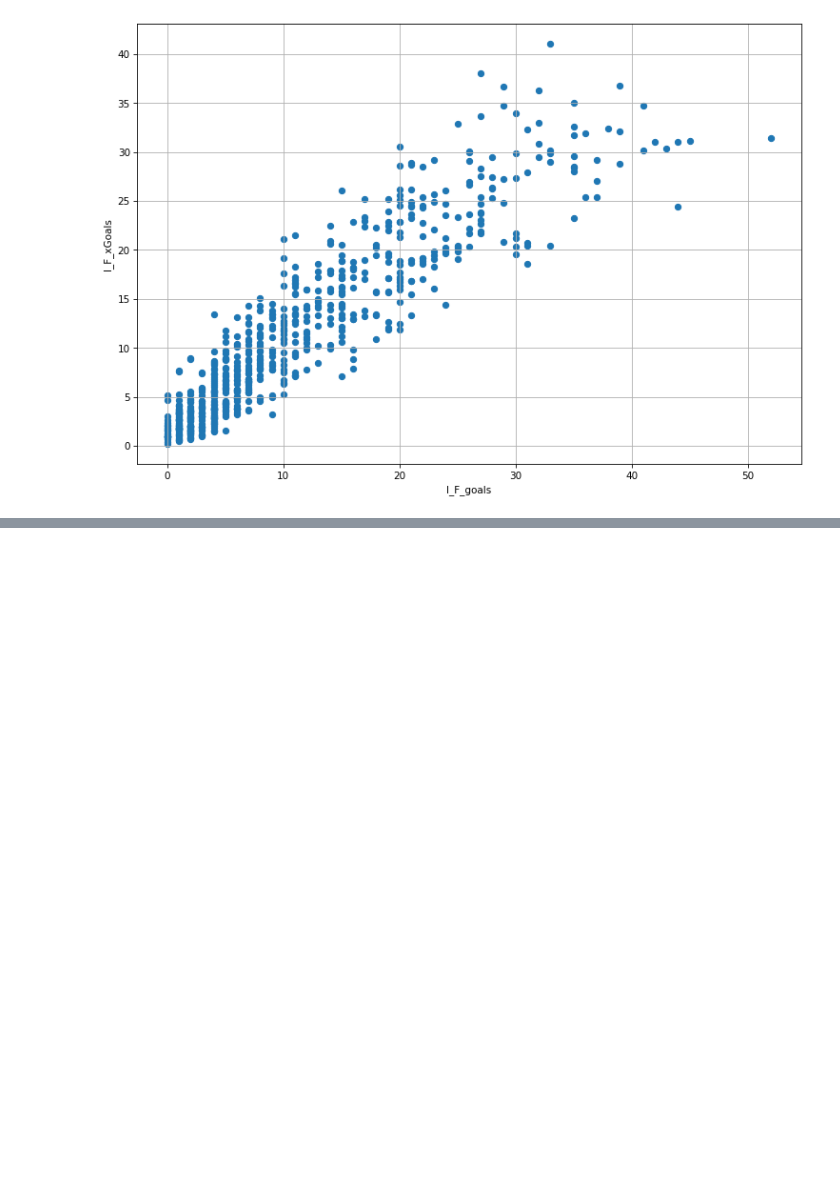
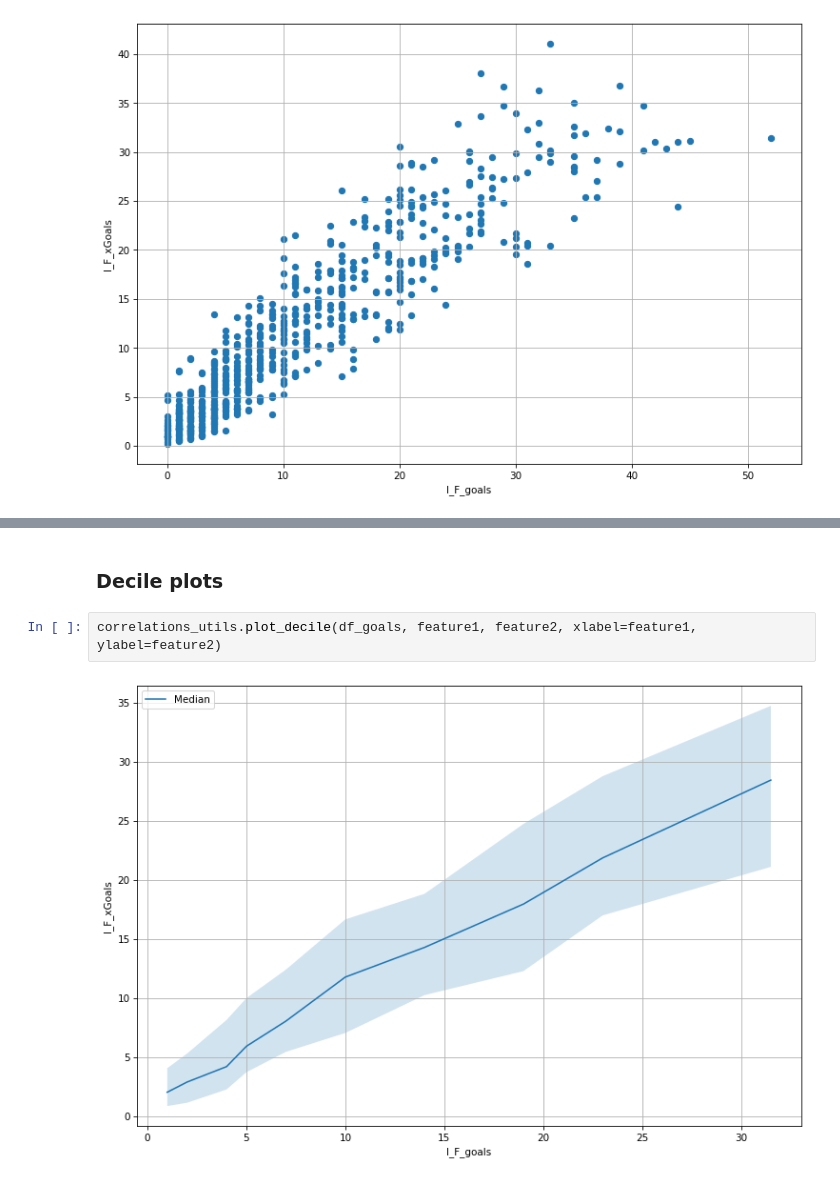
Before and after one commit to thedanicode24/moneypuck-data, a Jupyter notebook: skaters/correlations.ipynb, the cells around one changed output, grey strips where cells are left out. Cells and saved outputs as stored; diff of their text form; blank space fills up the shorter version.

Commit message:
decile plots

```diff
--- a/skaters/correlations.ipynb
+++ b/skaters/correlations.ipynb
@@ -88,0 +91,6 @@ correlations_utils.plot_scatter_with_jitter(df_goals[feature1], df_goals[feature
+# %% [markdown]
+### Decile plots
+# %%
+correlations_utils.plot_decile(df_goals, feature1, feature2, xlabel=feature1, ylabel=feature2)
+# %% [output]
+[figure, added]
```
Also changed, not shown: parts of 2 cells of this notebook, 2 other files.
